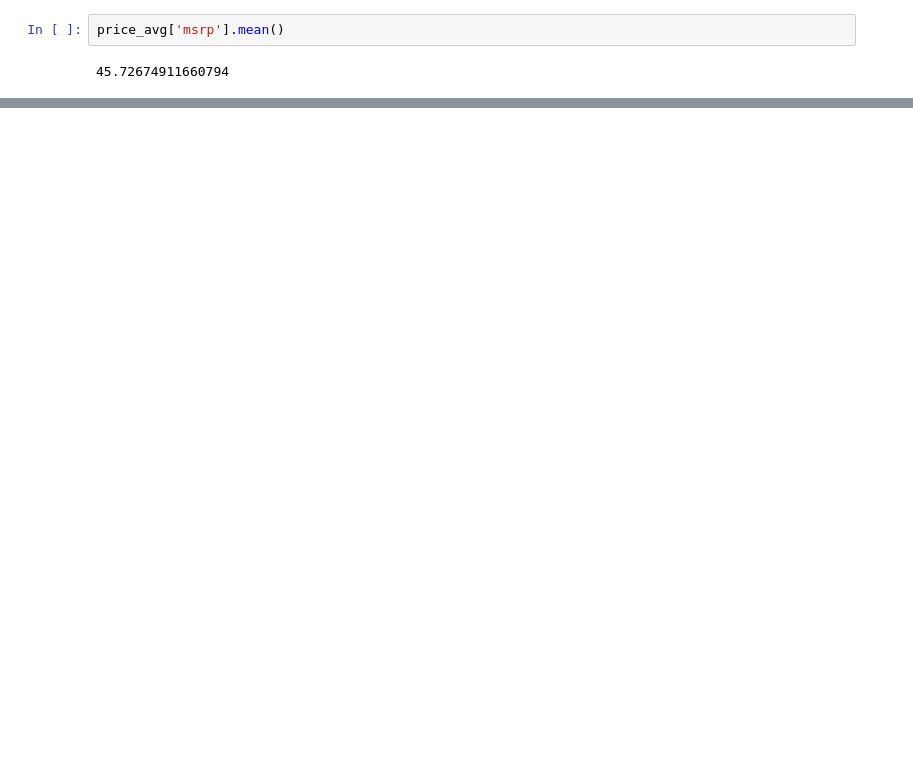
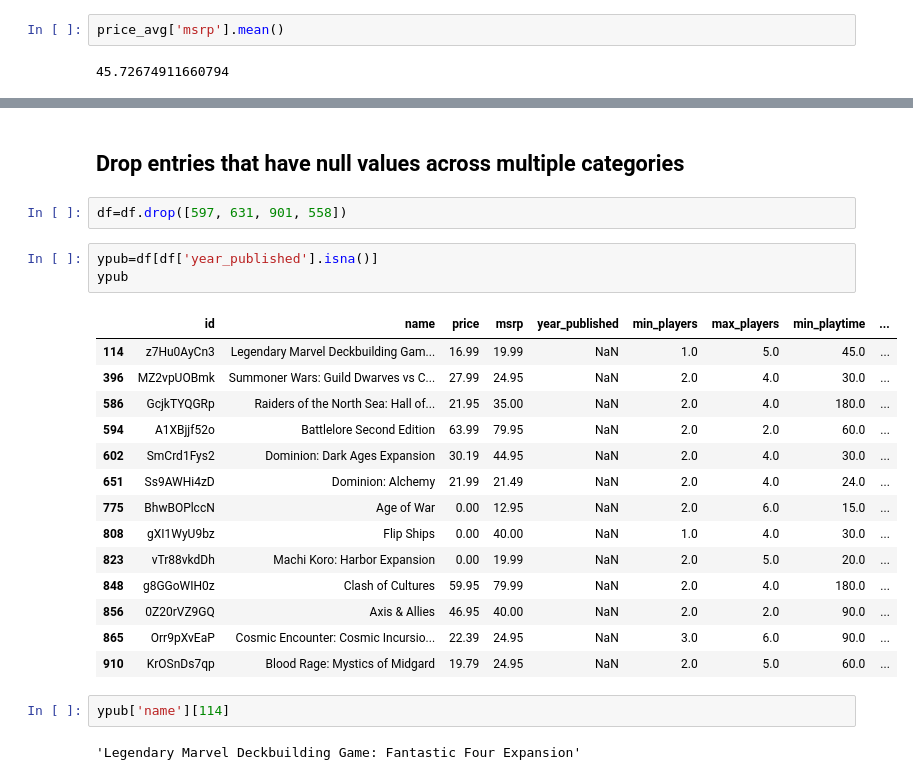
Before and after one commit to Andy-Jensen/board-game-project, a Jupyter notebook: Prepare.ipynb, the cells around one changed output, grey strips where cells are left out. Saved outputs shown, nothing was run; the diff lists cells and outputs as text; blank space fills up the shorter version.

Commit message:
filled year published and worked on pricing

```diff
--- a/Prepare.ipynb
+++ b/Prepare.ipynb
@@ -412,0 +522,26 @@ price_avg['msrp'].mean()
+# %% [markdown]
+## Drop entries that have null values across multiple categories
+# %%
+df=df.drop([597, 631, 901, 558])
+# %%
+ypub=df[df['year_published'].isna()]
+ypub
+# %% [output]
+|  | id | name | price | msrp | year_published | min_players | max_players | min_playtime | ... |
+| 114 | z7Hu0AyCn3 | Legendary Marvel Deckbuilding Gam... | 16.99 | 19.99 | NaN | 1.0 | 5.0 | 45.0 | ... |
+| 396 | MZ2vpUOBmk | Summoner Wars: Guild Dwarves vs C... | 27.99 | 24.95 | NaN | 2.0 | 4.0 | 30.0 | ... |
+| 586 | GcjkTYQGRp | Raiders of the North Sea: Hall of... | 21.95 | 35.00 | NaN | 2.0 | 4.0 | 180.0 | ... |
+| 594 | A1XBjjf52o | Battlelore Second Edition | 63.99 | 79.95 | NaN | 2.0 | 2.0 | 60.0 | ... |
+| 602 | SmCrd1Fys2 | Dominion: Dark Ages Expansion | 30.19 | 44.95 | NaN | 2.0 | 4.0 | 30.0 | ... |
+| 651 | Ss9AWHi4zD | Dominion: Alchemy | 21.99 | 21.49 | NaN | 2.0 | 4.0 | 24.0 | ... |
+| 775 | BhwBOPlccN | Age of War | 0.00 | 12.95 | NaN | 2.0 | 6.0 | 15.0 | ... |
+| 808 | gXI1WyU9bz | Flip Ships | 0.00 | 40.00 | NaN | 1.0 | 4.0 | 30.0 | ... |
+| 823 | vTr88vkdDh | Machi Koro: Harbor Expansion | 0.00 | 19.99 | NaN | 2.0 | 5.0 | 20.0 | ... |
+| 848 | g8GGoWIH0z | Clash of Cultures | 59.95 | 79.99 | NaN | 2.0 | 4.0 | 180.0 | ... |
+| 856 | 0Z20rVZ9GQ | Axis & Allies | 46.95 | 40.00 | NaN | 2.0 | 2.0 | 90.0 | ... |
+| 865 | Orr9pXvEaP | Cosmic Encounter: Cosmic Incursio... | 22.39 | 24.95 | NaN | 3.0 | 6.0 | 90.0 | ... |
+| 910 | KrOSnDs7qp | Blood Rage: Mystics of Midgard | 19.79 | 24.95 | NaN | 2.0 | 5.0 | 60.0 | ... |
+# %%
+ypub['name'][114]
+# %% [output]
+'Legendary Marvel Deckbuilding Game: Fantastic Four Expansion'
```
Also changed, not shown: parts of 23 cells of this notebook.
